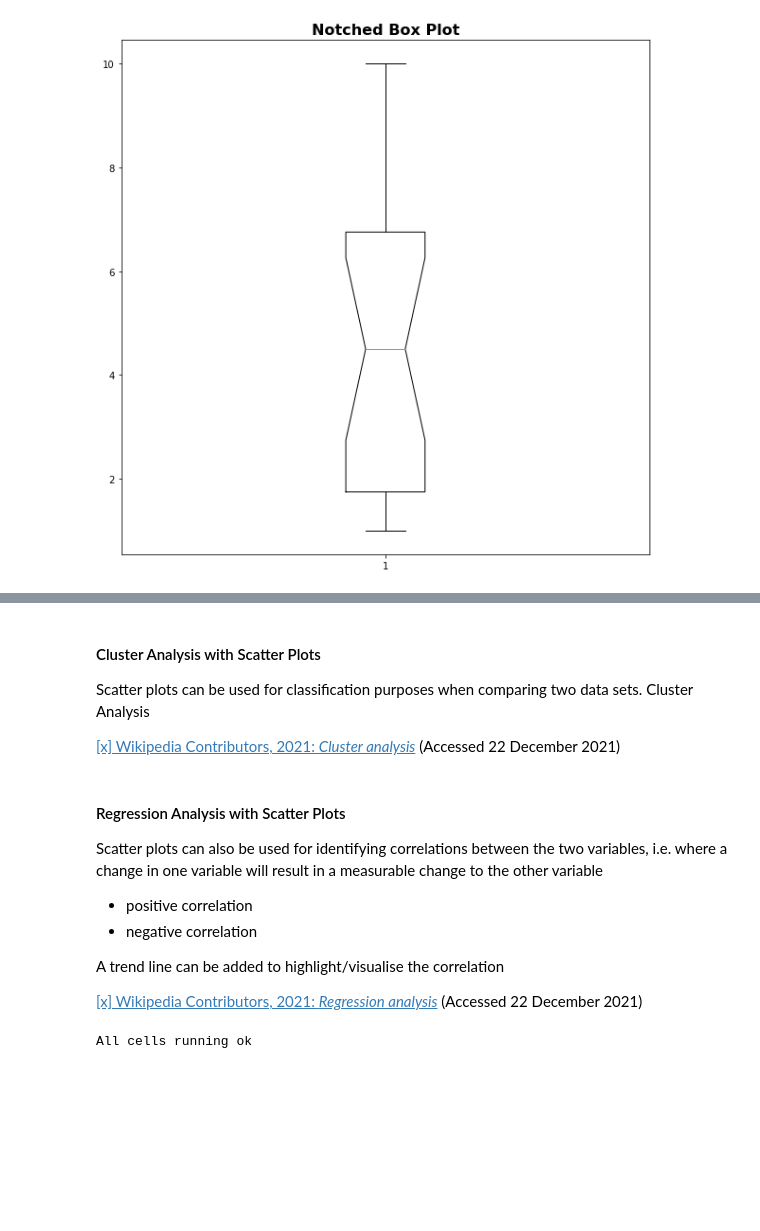
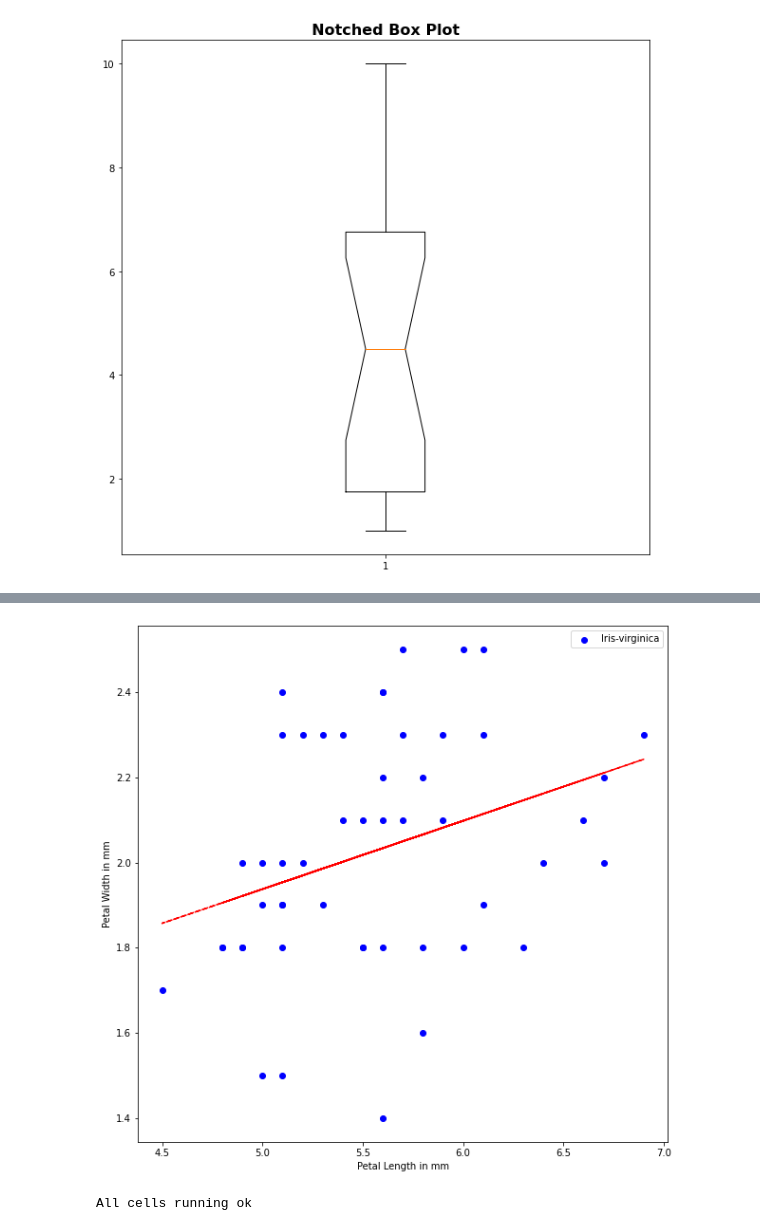
Before and after one commit to ssteffens/fundamentals-data-analysis-assessment, a Jupyter notebook: pyplot.ipynb, the cells around one changed output, grey strips where cells are left out. Saved outputs shown, nothing was run; the diff lists cells and outputs as text; code cells hidden in the pictures; blank space fills up the shorter version.

```diff
--- a/pyplot.ipynb
+++ b/pyplot.ipynb
@@ -894,19 +951,26 @@ plt.show()
-# %% [markdown]
-#### Cluster Analysis with Scatter Plots
-Scatter plots can be used for classification purposes when comparing two data sets. Cluster Analysis
-
-
-[[x] Wikipedia Contributors, 2021: *Cluster analysis*](https://en.wikipedia.org/wiki/Cluster_analysis) (Accessed 22 December 2021)
-# %% [markdown]
-#### Regression Analysis with Scatter Plots
-
-Scatter plots can also be used for identifying correlations between the two variables, i.e. where a change in one variable will result in a measurable change to the other variable
-- positive correlation
-- negative correlation
-
-A trend line can be added to highlight/visualise the correlation
-
-[[x] Wikipedia Contributors, 2021: *Regression analysis*](https://en.wikipedia.org/wiki/Regression_analysis) (Accessed 22 December 2021)
+# %%
+# Example:
+
+# Add axis labels
+plt.xlabel('Petal Length in mm')
+plt.ylabel('Petal Width in mm')
+
+# Plot data and display
+x1 = virginica['petal_length']
+y1 = virginica['petal_width']
+
+plt.scatter(x1, y1, color = 'blue', label = 'Iris-virginica')
+
+z = np.polyfit(x1, y1, 1)
+p = np.poly1d(z)
+plt.plot(x1, p(x1), 'r--')
+
+# Add legend
+plt.legend()
+
+plt.show()
+# %% [output]
+[figure, added]
 # %%
 print('All cells running ok')
 # %% [output]
```
Also changed, not shown: parts of 12 cells of this notebook.
